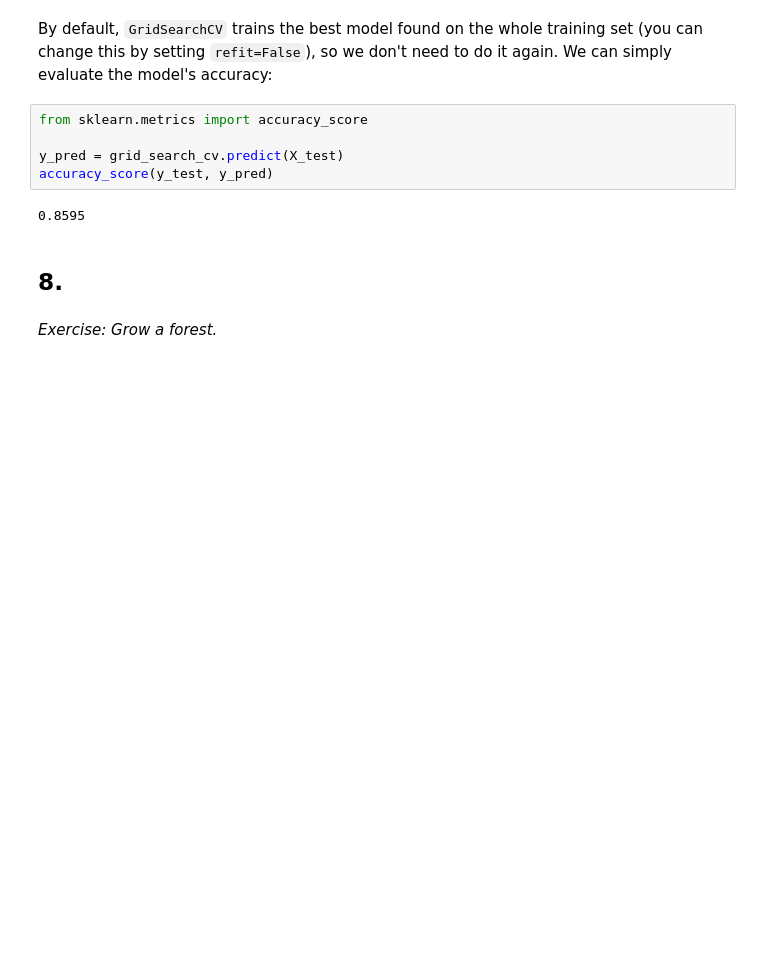
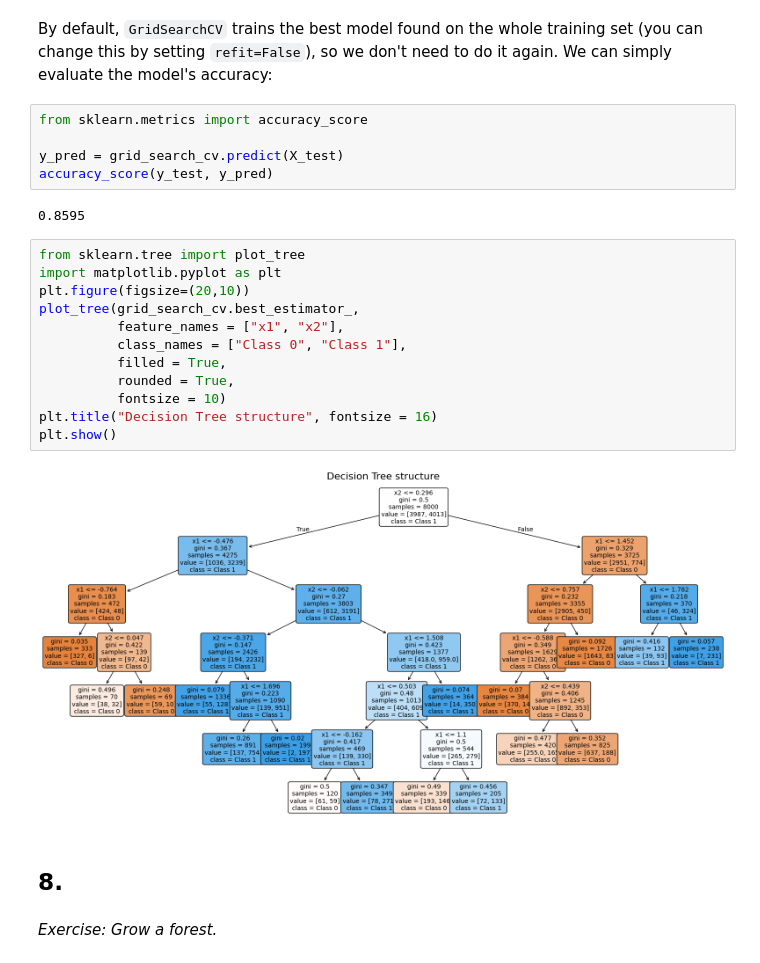
Before and after one commit to phanindravantipalli001-commits/health-tracker, a Jupyter notebook: 06_decision_trees.ipynb, the cells around one changed output. Saved outputs shown, nothing was run; the diff lists cells and outputs as text; blank space fills up the shorter version.

```diff
--- a/06_decision_trees.ipynb
+++ b/06_decision_trees.ipynb
@@ -617,6 +629,20 @@ y_pred = grid_search_cv.predict(X_test)
 accuracy_score(y_test, y_pred)
 # %% [output]
 0.8595
+# %%
+from sklearn.tree import plot_tree
+import matplotlib.pyplot as plt
+plt.figure(figsize=(20,10))
+plot_tree(grid_search_cv.best_estimator_,
+          feature_names = ["x1", "x2"],
+          class_names = ["Class 0", "Class 1"],
+          filled = True,
+          rounded = True,
+          fontsize = 10)
+plt.title("Decision Tree structure", fontsize = 16)
+plt.show()
+# %% [output]
+[figure, added]
 # %% [markdown]
 ## 8.
 # %% [markdown]
```
Also changed, not shown: parts of 5 cells of this notebook.
